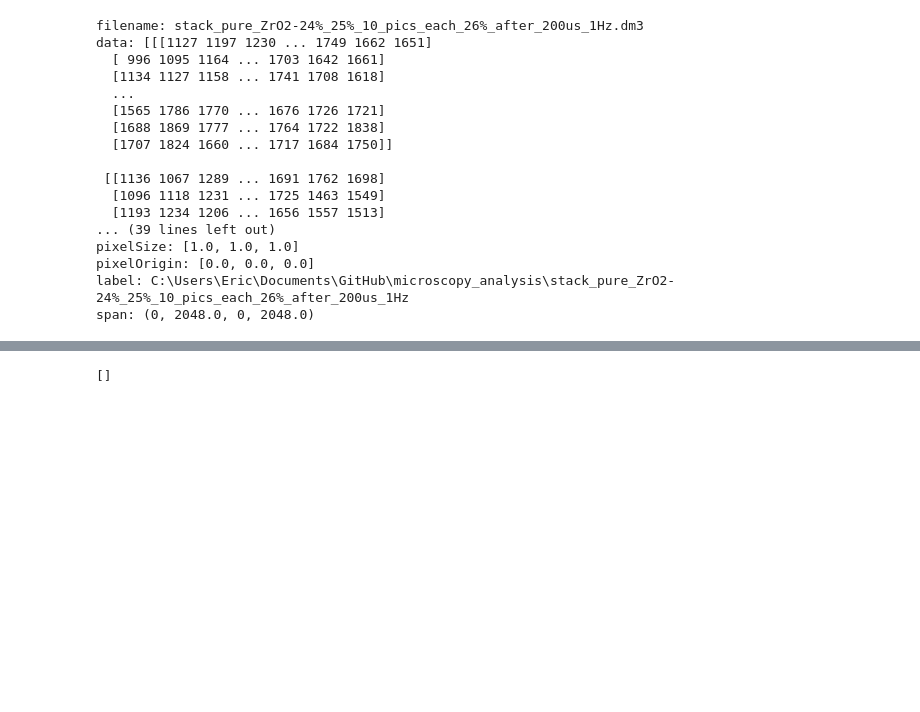
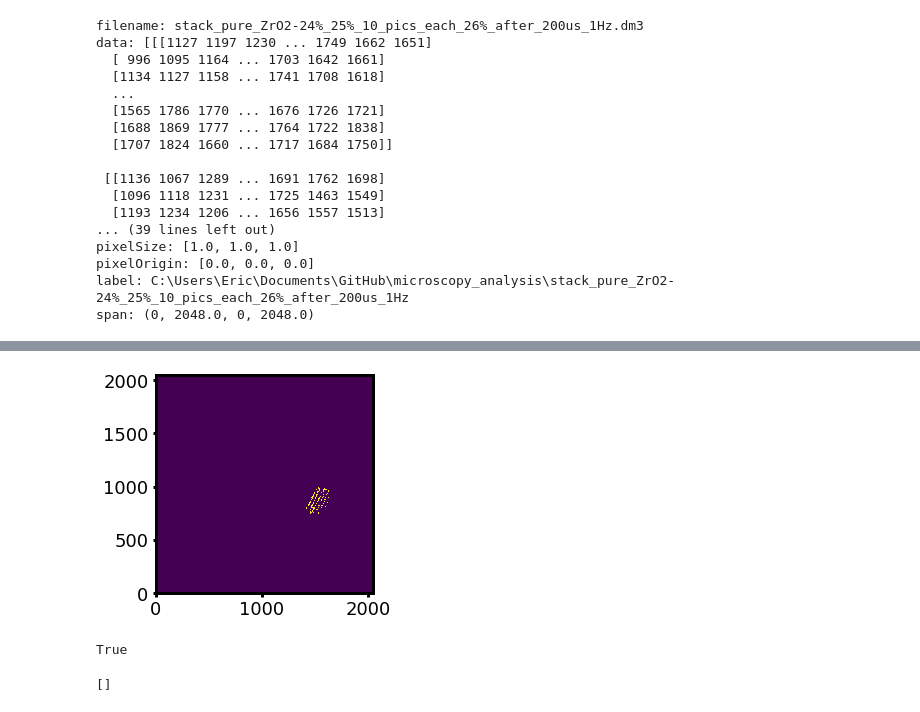
Before and after one commit to ericmuckley/microscopy_analysis, a Jupyter notebook: read_stack.ipynb, the cells around one changed output, grey strips where cells are left out. Saved outputs shown, nothing was run; the diff lists cells and outputs as text; code cells hidden in the pictures; blank space fills up the shorter version.

```diff
--- a/read_stack.ipynb
+++ b/read_stack.ipynb
@@ -106,2 +269,19 @@ array([[2894.89516218, 2490.43008334,   37.96250625],
+# %%
+from skimage.feature import canny
+canny_edges = canny(
+    img,
+    sigma=0.7,
+    low_threshold=0.1,
+    high_threshold=0.7)
+
+plt.imshow(canny_edges, origin='lower')
+
+plt.show()
+
+
+print(np.any(canny_edges))
+# %% [output]
+[figure, added]
+True
 # %%
 '''
```
Also changed, not shown: parts of 12 cells of this notebook.
